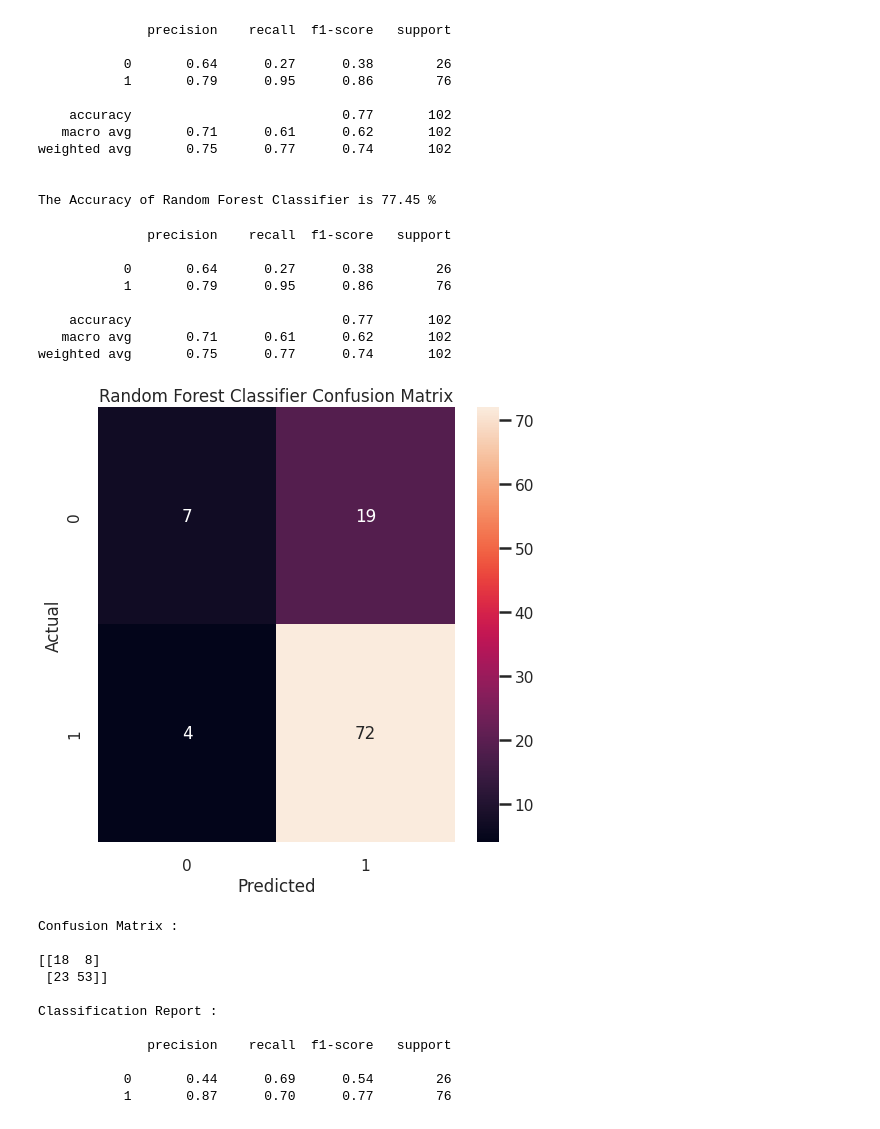
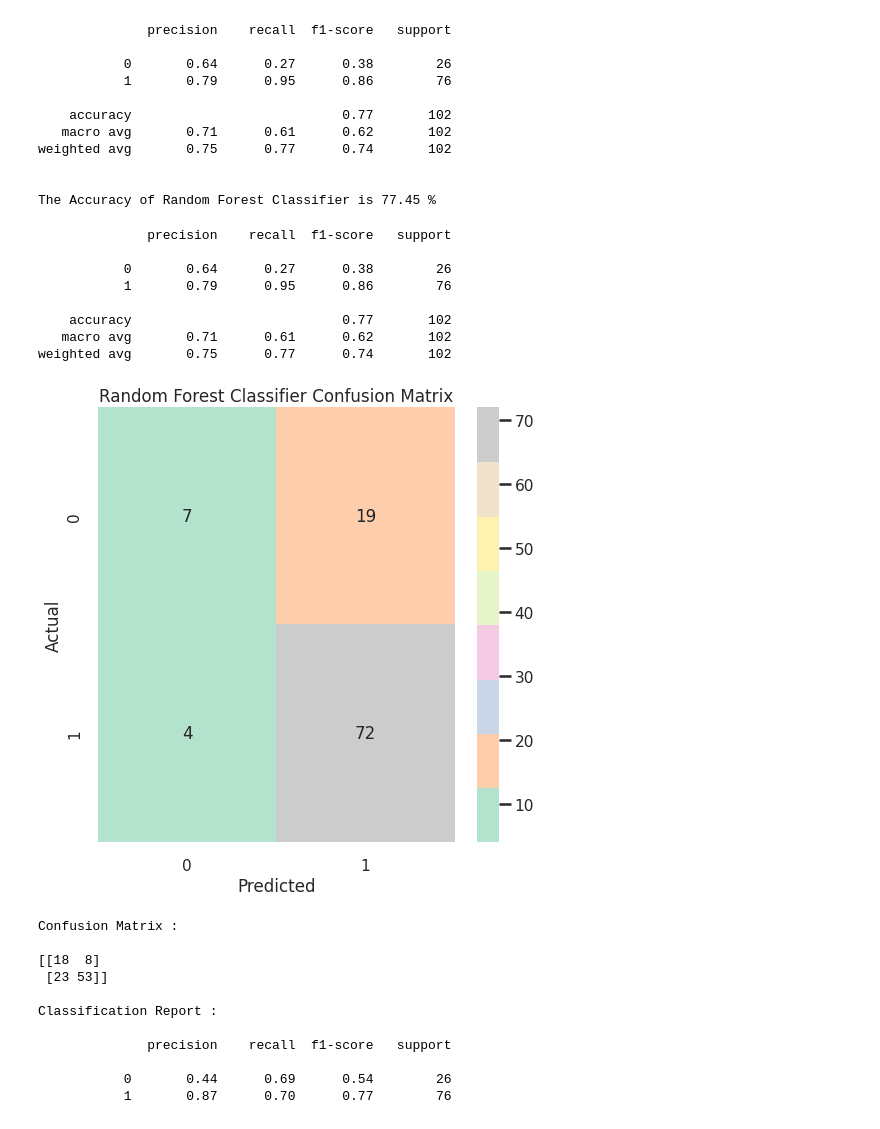
Before and after one commit to tanzina-islam/Lung_Cancer_Prediction_Using_ML, a Jupyter notebook: Lung_Cancer_Prediction.ipynb, the cells around one changed output. Saved outputs shown, nothing was run; the diff lists cells and outputs as text; code cells hidden in the pictures.

```diff
--- a/Lung_Cancer_Prediction.ipynb
+++ b/Lung_Cancer_Prediction.ipynb
@@ -437,27 +437,27 @@ The Accuracy of Random Forest Classifier is 77.45 %
 # %%
 from sklearn.ensemble import RandomForestClassifier
 
 rgf= RandomForestClassifier(n_estimators=100,random_state=9,n_jobs=-1)
 rfg.fit(x_train, y_train)
 rfg_pred = rfg.predict(x_test)
 confusion_rfg=confusion_matrix(y_test,rfg.predict(x_test))
 plt.figure(figsize=(8,8))
-sns.heatmap(confusion_rfg, annot=True)
+sns.heatmap(confusion_rfg, annot=True,cmap="Pastel2")
 plt.title('Random Forest Classifier Confusion Matrix')
 plt.xlabel("Predicted")
 plt.ylabel("Actual")
 print(classification_report(y_test,rfg_pred))
 plt.show()
 # %% [output]
               precision    recall  f1-score   support
 
            0       0.64      0.27      0.38        26
            1       0.79      0.95      0.86        76
 
     accuracy                           0.77       102
    macro avg       0.71      0.61      0.62       102
 weighted avg       0.75      0.77      0.74       102
-[figure, old version]
+[figure, new version]
 # %%
 
 from sklearn.neighbors import KNeighborsClassifier
```
Also changed, not shown: parts of 8 cells of this notebook.
